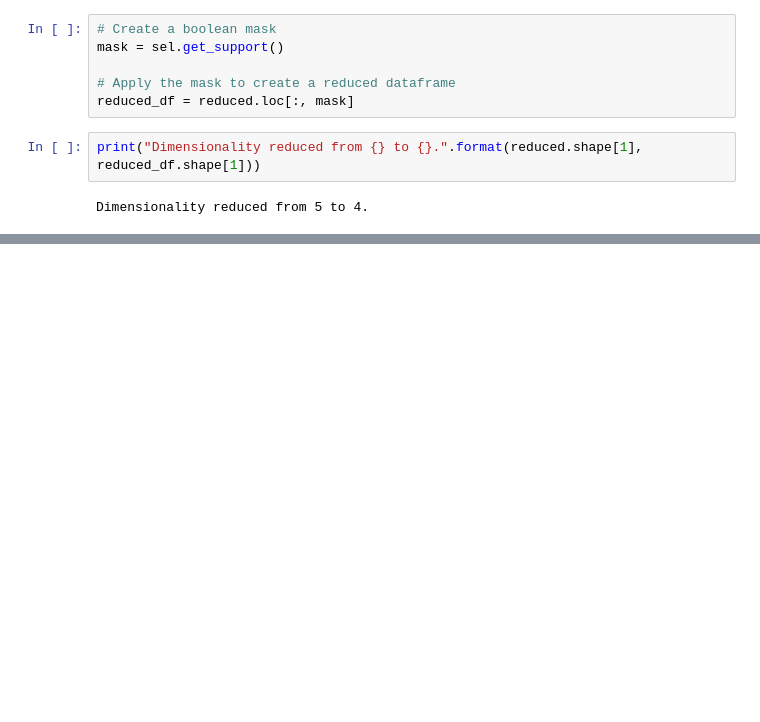
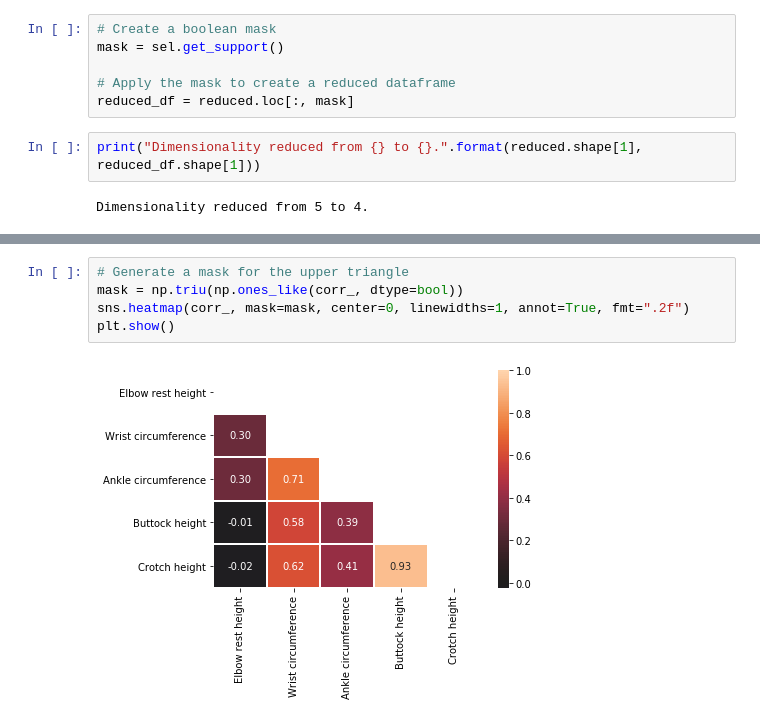
Before and after one commit to Ysbail/Machine-Learning-Practice, a Jupyter notebook: Dimensionality Reduction/practice1.ipynb, the cells around one changed output, grey strips where cells are left out. Drawn from its saved outputs; the diff is of its cells as text; blank space fills up the shorter version.

```diff
--- a/Dimensionality Reduction/practice1.ipynb
+++ b/Dimensionality Reduction/practice1.ipynb
@@ -133,0 +147,7 @@ Dimensionality reduced from 5 to 4.
+# %%
+# Generate a mask for the upper triangle
+mask = np.triu(np.ones_like(corr_, dtype=bool))
+sns.heatmap(corr_, mask=mask, center=0, linewidths=1, annot=True, fmt=".2f")
+plt.show()
+# %% [output]
+[figure, added]
```
Also changed, not shown: parts of 6 cells of this notebook.
